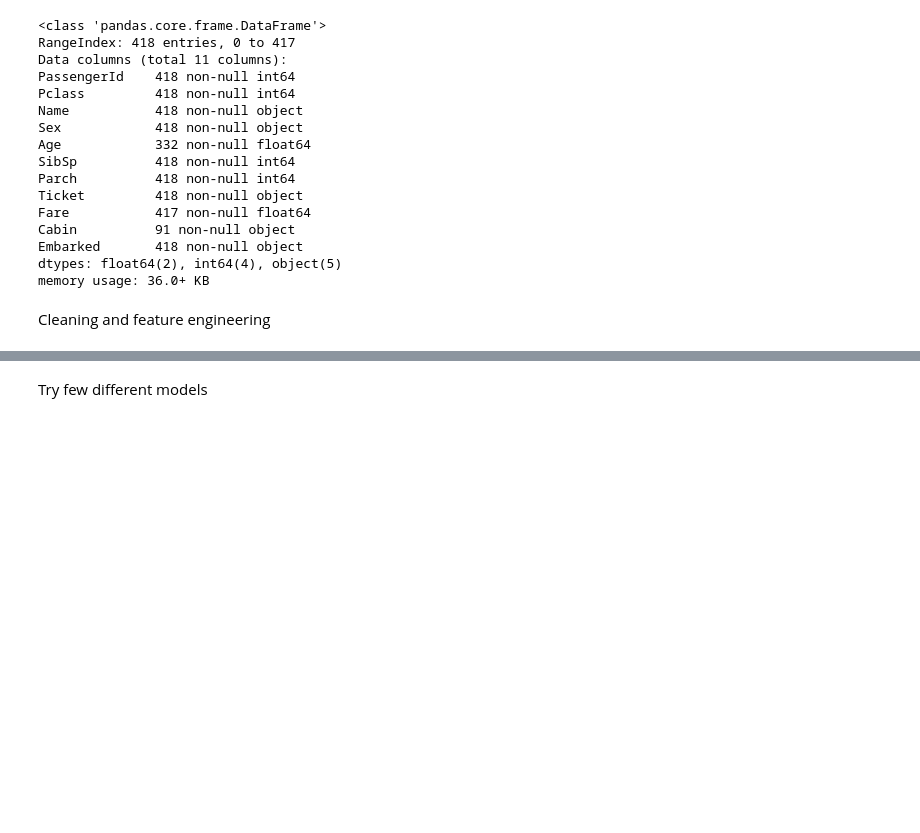
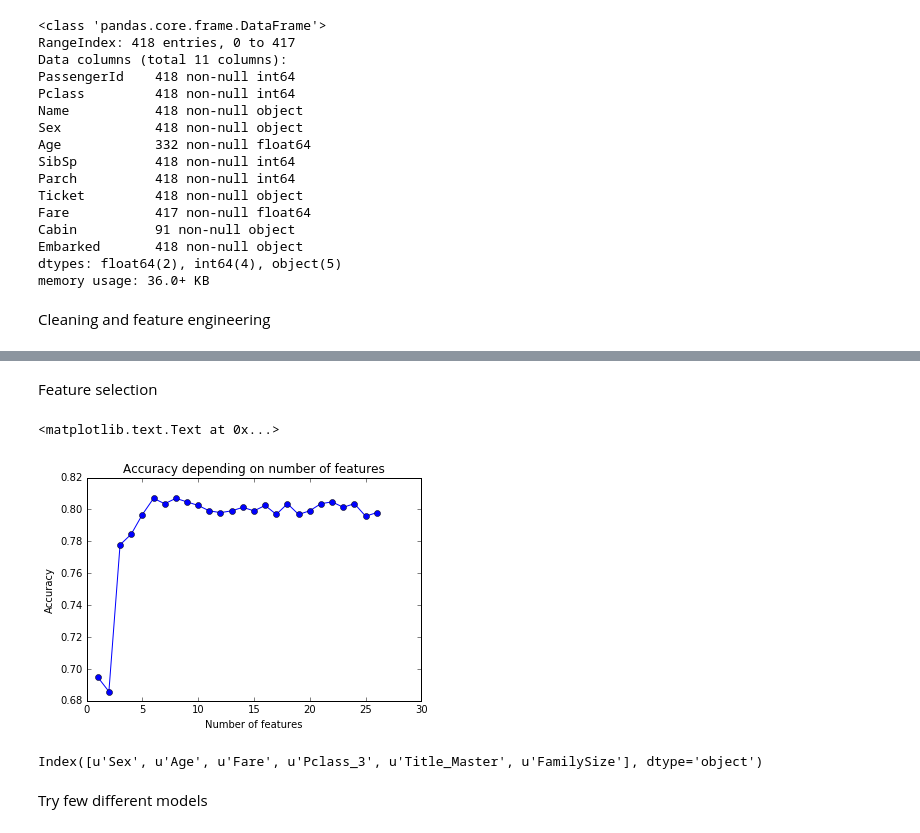
Before and after one commit to luckamolkova/kaggle, a Jupyter notebook: titanic/kaggle_titanic.ipynb, the cells around one changed output, grey strips where cells are left out. Cells and saved outputs as stored; diff of their text form; code cells hidden in the pictures; blank space fills up the shorter version.

```diff
--- a/titanic/kaggle_titanic.ipynb
+++ b/titanic/kaggle_titanic.ipynb
@@ -167,3 +185,28 @@ df_train.head(3).T
+# %% [markdown]
+Feature selection
+# %%
+rfecv = RFECV(estimator=RandomForestClassifier(n_estimators=50, random_state=42),
+                 cv=5, scoring='accuracy')
+
+rfecv.fit(X_all, y)
+
+plt.plot(range(1, len(rfecv.grid_scores_)+1), rfecv.grid_scores_, 'o-')
+plt.title('Accuracy depending on number of features')
+plt.xlabel('Number of features')
+plt.ylabel('Accuracy')
+# %% [output]
+<matplotlib.text.Text at 0x...>
+[figure, added]
+# %%
+rfe = RFE(estimator=RandomForestClassifier(n_estimators=50, random_state=42), n_features_to_select=6)
+rfe.fit(X_all, y)
+
+X = X_all.loc[:, X_all.columns[rfe.ranking_ == 1].values]
+X_test = df_test.loc[:, df_test.columns[rfe.ranking_ == 1].values]
+
+X.columns
+# %% [output]
+Index([u'Sex', u'Age', u'Fare', u'Pclass_3', u'Title_Master', u'FamilySize'], dtype='object')
 # %% [markdown]
 Try few different models
 # %%
```
Also changed, not shown: parts of 9 cells of this notebook, 1 other file.
